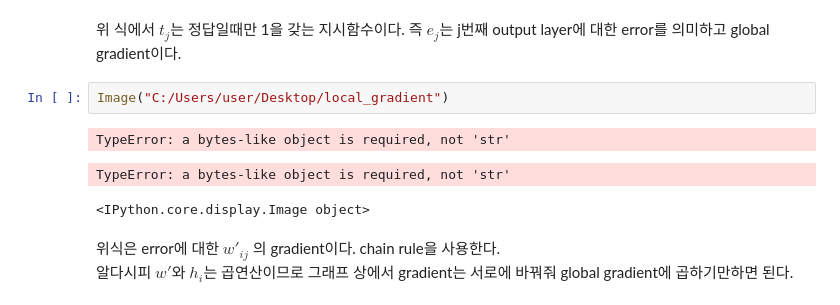
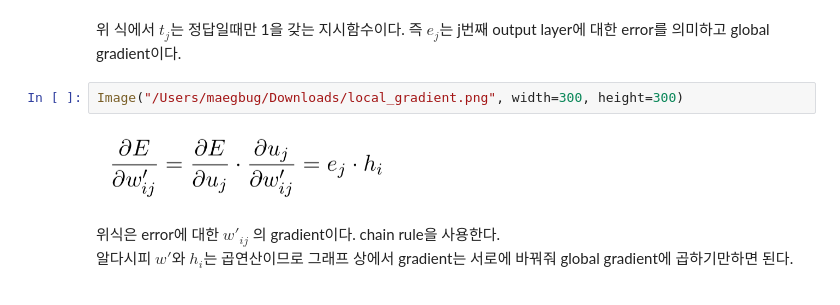
Before and after one commit to hyosuep-kwon/ml_basic, a Jupyter notebook: word2vec.ipynb, the cells around one changed output. Cells and saved outputs as stored; diff of their text form.

```diff
--- a/word2vec.ipynb
+++ b/word2vec.ipynb
@@ -97,12 +101,10 @@ Image("/Users/maegbug/Downloads/word5.png")
 [figure]
 # %% [markdown]
 위 식에서 $t_j$는 정답일때만 1을 갖는 지시함수이다. 즉 $e_j$는 j번째 output layer에 대한 error를 의미하고 global gradient이다.
-# %%
-Image("C:/Users/user/Desktop/local_gradient")
-# %% [output]
-TypeError: a bytes-like object is required, not 'str'
-TypeError: a bytes-like object is required, not 'str'
-<IPython.core.display.Image object>
+# %%
+Image("/Users/maegbug/Downloads/local_gradient.png", width=300, height=300)
+# %% [output]
+[figure, added]
 # %% [markdown]
 위식은 error에 대한 $w'_{ij}$ 의 gradient이다. chain rule을 사용한다.<br>
 알다시피 $w'$와 $h_i$는 곱연산이므로 그래프 상에서 gradient는 서로에 바꿔줘 global gradient에 곱하기만하면 된다.
```
Also changed, not shown: parts of 20 cells of this notebook.
